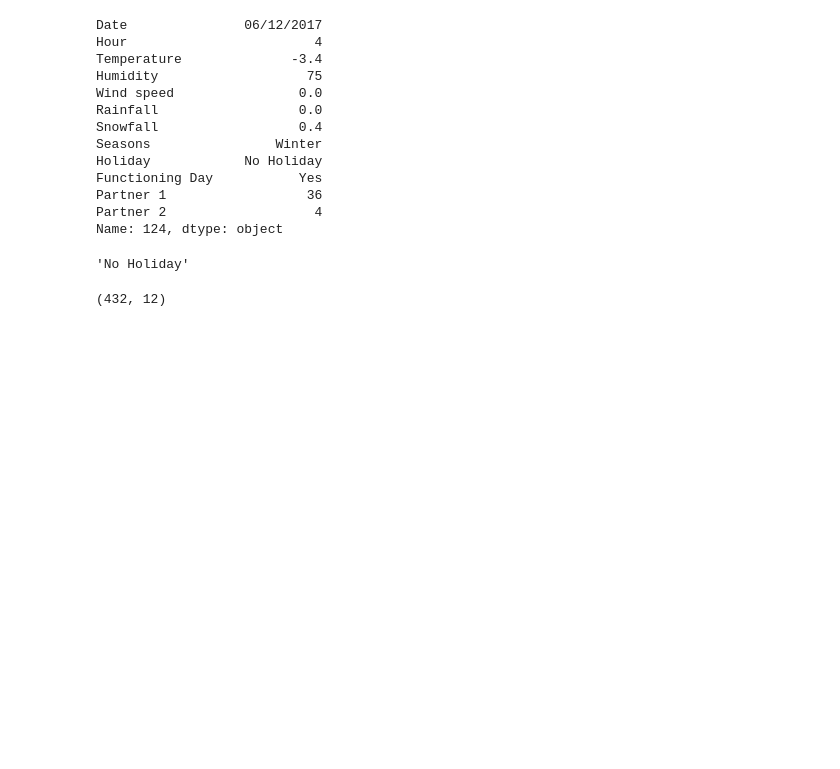
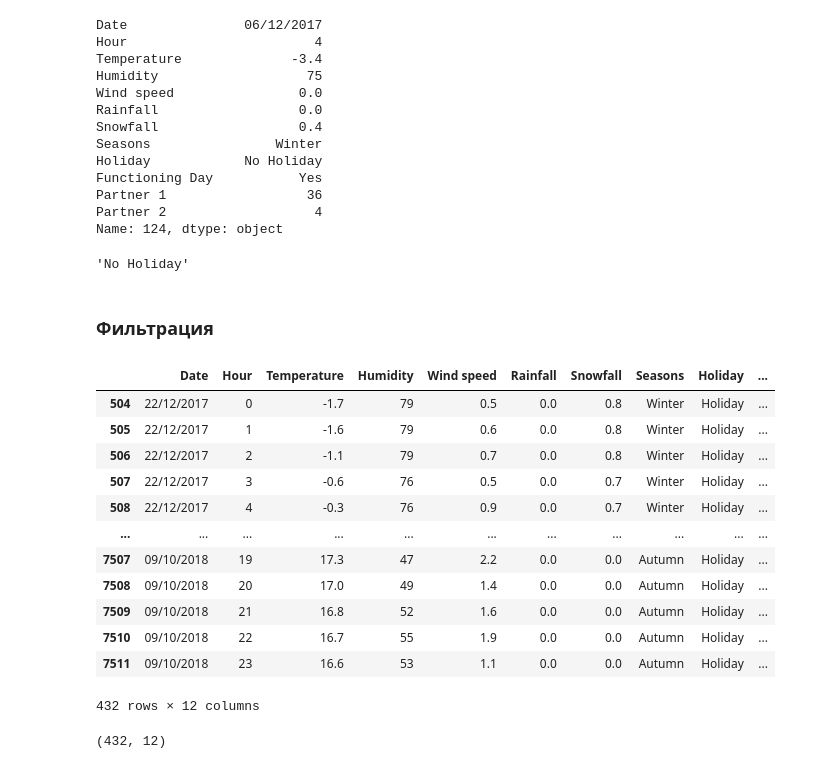
Before and after one commit to paalso/hse_statda, a Jupyter notebook: 2-statistics_basics/01_03_Filtering_and_sorting.ipynb, the cells around one changed output. Cells and saved outputs as stored; diff of their text form; code cells hidden in the pictures; blank space fills up the shorter version.

```diff
--- a/2-statistics_basics/01_03_Filtering_and_sorting.ipynb
+++ b/2-statistics_basics/01_03_Filtering_and_sorting.ipynb
@@ -3,7 +3,7 @@
 # %%
 import pandas as pd
 
-bikes = pd.read_csv('BikeData.csv')
+bikes = pd.read_csv('data/BikeData.csv')
 print(bikes.shape)
 bikes.head()
 # %% [output]
@@ -92,6 +92,24 @@ Name: 124, dtype: object
 bikes.iloc[124]['Holiday']
 # %% [output]
 'No Holiday'
+# %% [markdown]
+### Фильтрация
+# %%
+bikes[bikes['Holiday'] == 'Holiday']
+# %% [output]
+|  | Date | Hour | Temperature | Humidity | Wind speed | Rainfall | Snowfall | Seasons | Holiday | ... |
+| 504 | 22/12/2017 | 0 | -1.7 | 79 | 0.5 | 0.0 | 0.8 | Winter | Holiday | ... |
+| 505 | 22/12/2017 | 1 | -1.6 | 79 | 0.6 | 0.0 | 0.8 | Winter | Holiday | ... |
+| 506 | 22/12/2017 | 2 | -1.1 | 79 | 0.7 | 0.0 | 0.8 | Winter | Holiday | ... |
+| 507 | 22/12/2017 | 3 | -0.6 | 76 | 0.5 | 0.0 | 0.7 | Winter | Holiday | ... |
+| 508 | 22/12/2017 | 4 | -0.3 | 76 | 0.9 | 0.0 | 0.7 | Winter | Holiday | ... |
+| ... | ... | ... | ... | ... | ... | ... | ... | ... | ... | ... |
+| 7507 | 09/10/2018 | 19 | 17.3 | 47 | 2.2 | 0.0 | 0.0 | Autumn | Holiday | ... |
+| 7508 | 09/10/2018 | 20 | 17.0 | 49 | 1.4 | 0.0 | 0.0 | Autumn | Holiday | ... |
+| 7509 | 09/10/2018 | 21 | 16.8 | 52 | 1.6 | 0.0 | 0.0 | Autumn | Holiday | ... |
+| 7510 | 09/10/2018 | 22 | 16.7 | 55 | 1.9 | 0.0 | 0.0 | Autumn | Holiday | ... |
+| 7511 | 09/10/2018 | 23 | 16.6 | 53 | 1.1 | 0.0 | 0.0 | Autumn | Holiday | ... |
+432 rows × 12 columns
 # %%
 bikes[bikes['Holiday'] == 'Holiday'].shape
 # %% [output]
```
Also changed, not shown: parts of 13 cells of this notebook, 10 other files.
